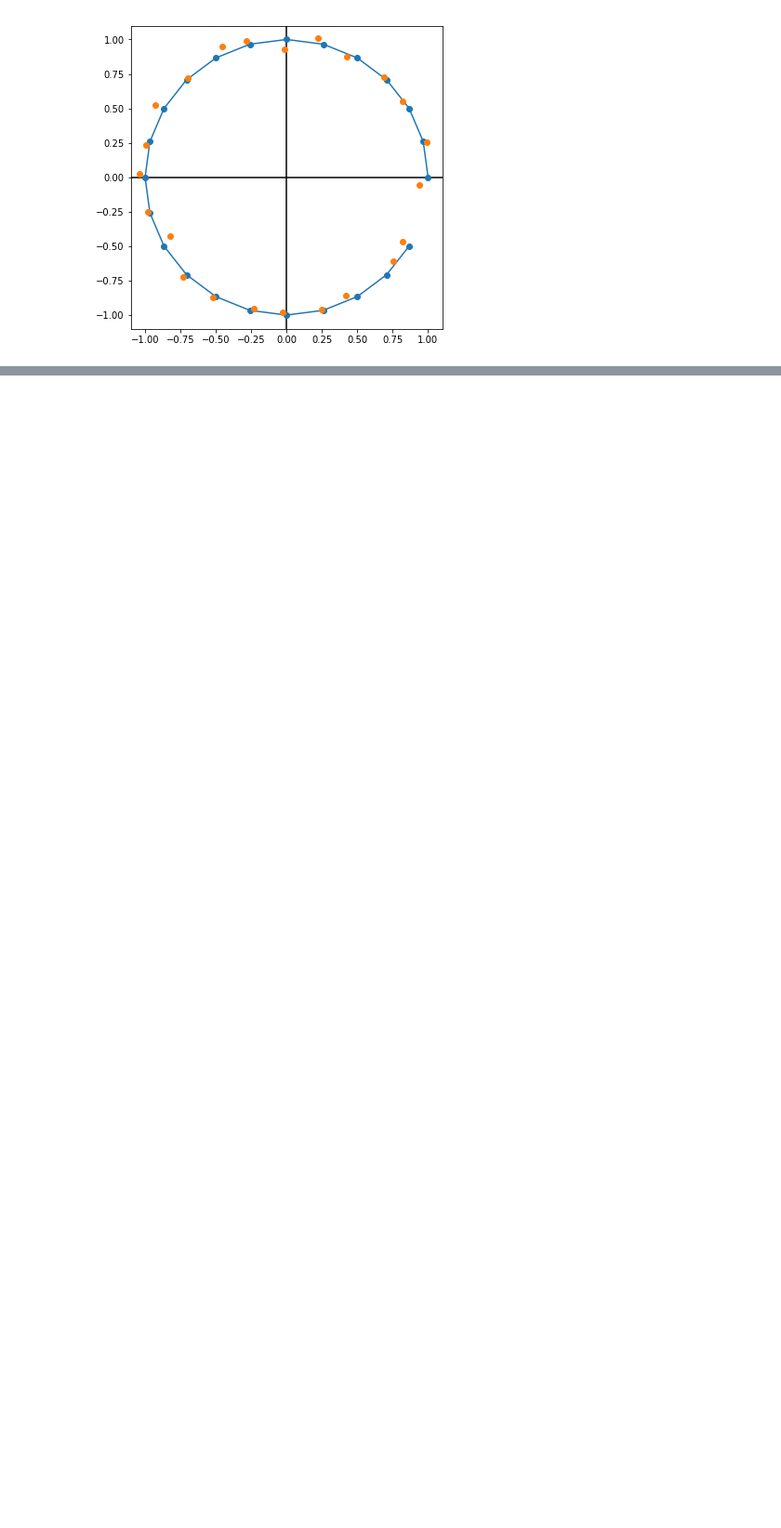
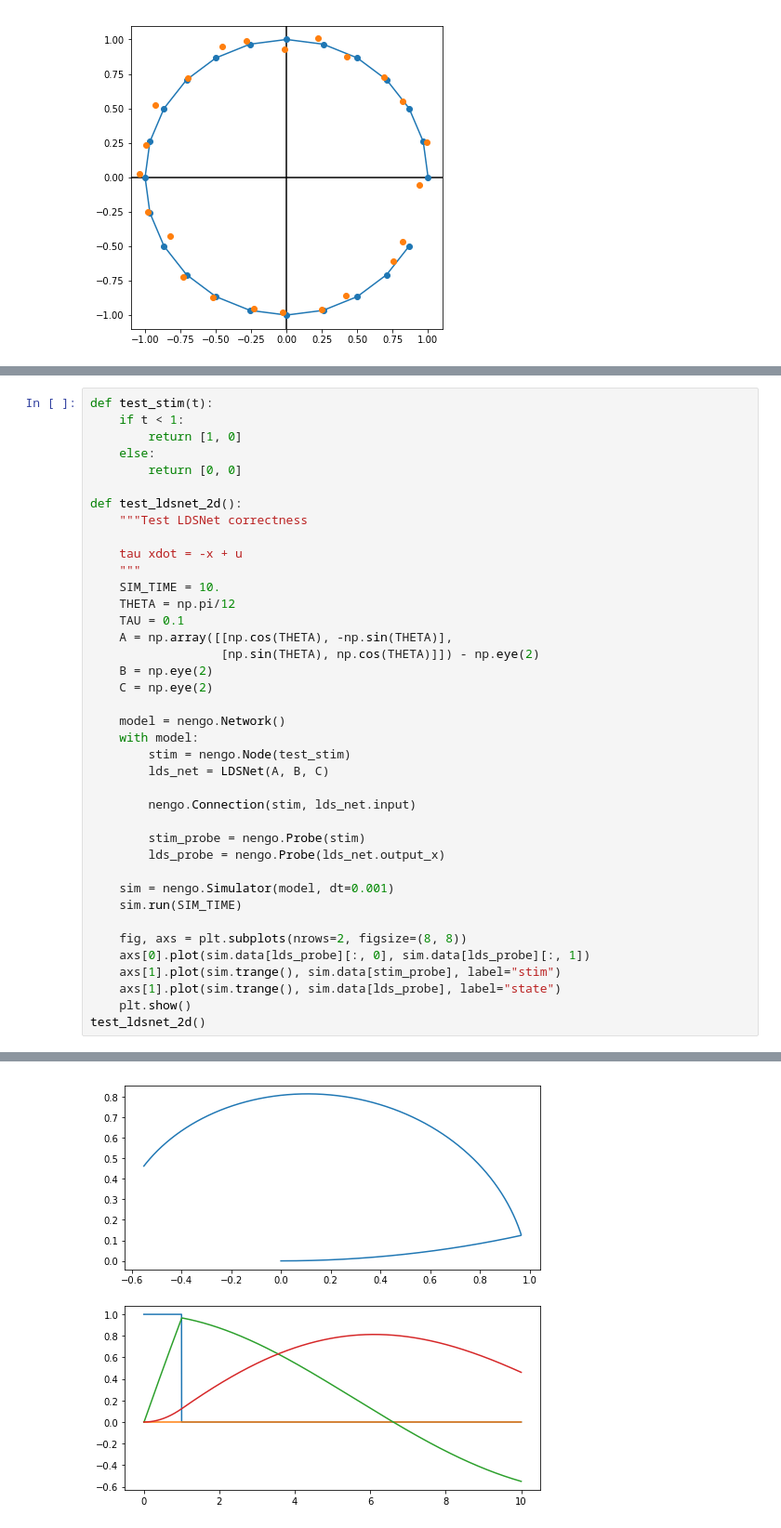
Before and after one commit to samfok/kalman, a Jupyter notebook: test_lds.ipynb, the cells around one changed output, grey strips where cells are left out. Shown: that part at 93% size. Drawn from its saved outputs; the diff is of its cells as text; blank space fills up the shorter version.

```diff
--- a/test_lds.ipynb
+++ b/test_lds.ipynb
@@ -109,0 +146,40 @@ test_rotation_noisy()
+# %%
+def test_stim(t):
+    if t < 1:
+        return [1, 0]
+    else:
+        return [0, 0]
+
+def test_ldsnet_2d():
+    """Test LDSNet correctness
+
+    tau xdot = -x + u
+    """
+    SIM_TIME = 10.
+    THETA = np.pi/12
+    TAU = 0.1
+    A = np.array([[np.cos(THETA), -np.sin(THETA)],
+                  [np.sin(THETA), np.cos(THETA)]]) - np.eye(2)
+    B = np.eye(2)
+    C = np.eye(2)
+
+    model = nengo.Network()
+    with model:
+        stim = nengo.Node(test_stim)
+        lds_net = LDSNet(A, B, C)
+
+        nengo.Connection(stim, lds_net.input)
+
+        stim_probe = nengo.Probe(stim)
+        lds_probe = nengo.Probe(lds_net.output_x)
+
+    sim = nengo.Simulator(model, dt=0.001)
+    sim.run(SIM_TIME)
+
+    fig, axs = plt.subplots(nrows=2, figsize=(8, 8))
+    axs[0].plot(sim.data[lds_probe][:, 0], sim.data[lds_probe][:, 1])
+    axs[1].plot(sim.trange(), sim.data[stim_probe], label="stim")
+    axs[1].plot(sim.trange(), sim.data[lds_probe], label="state")
+    plt.show()
+test_ldsnet_2d()
+# %% [output]
@@ -109,0 +188 @@ test_rotation_noisy()
+[figure, added]
```
Also changed, not shown: parts of 3 cells of this notebook, 2 other files.
